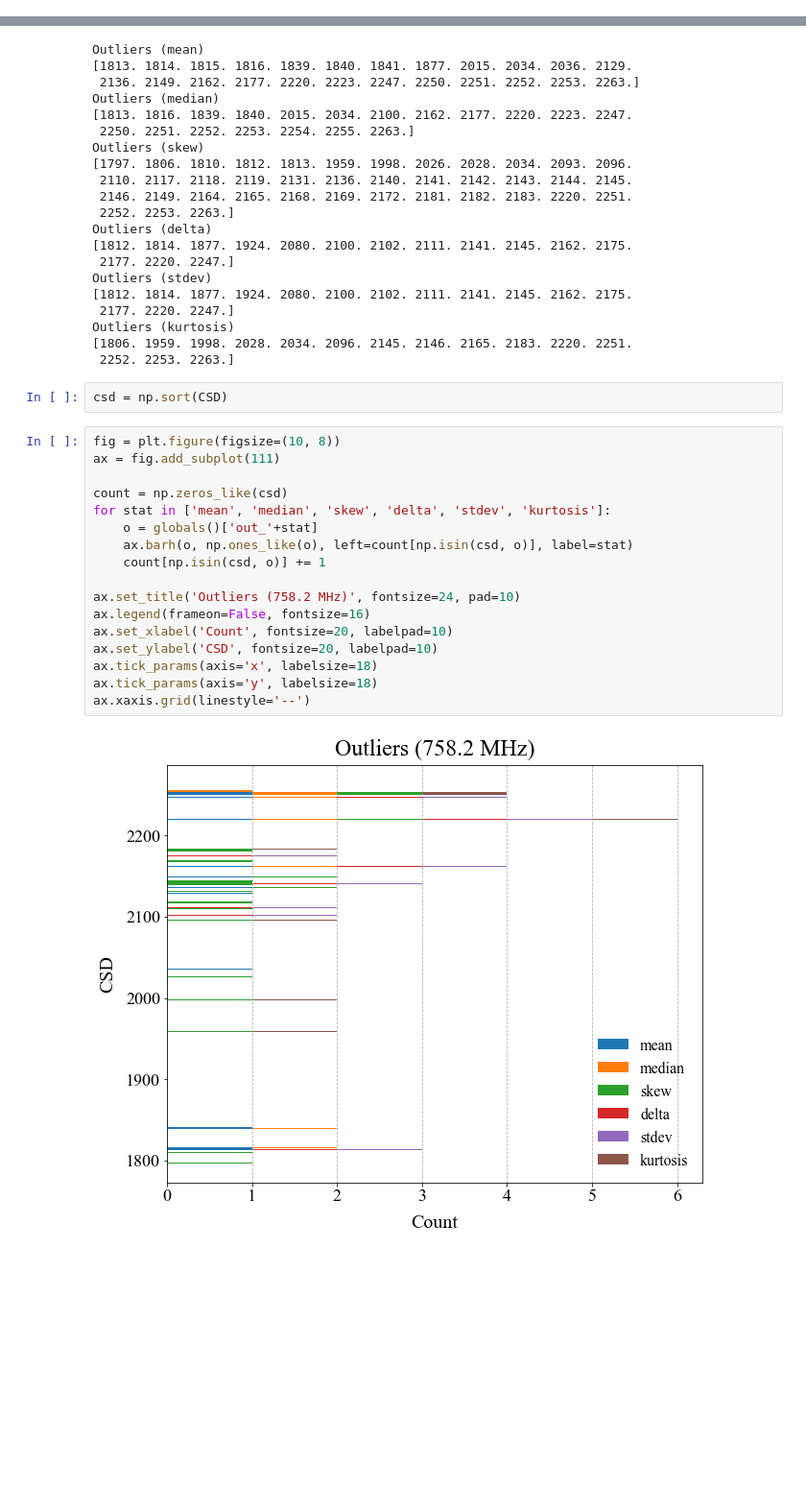
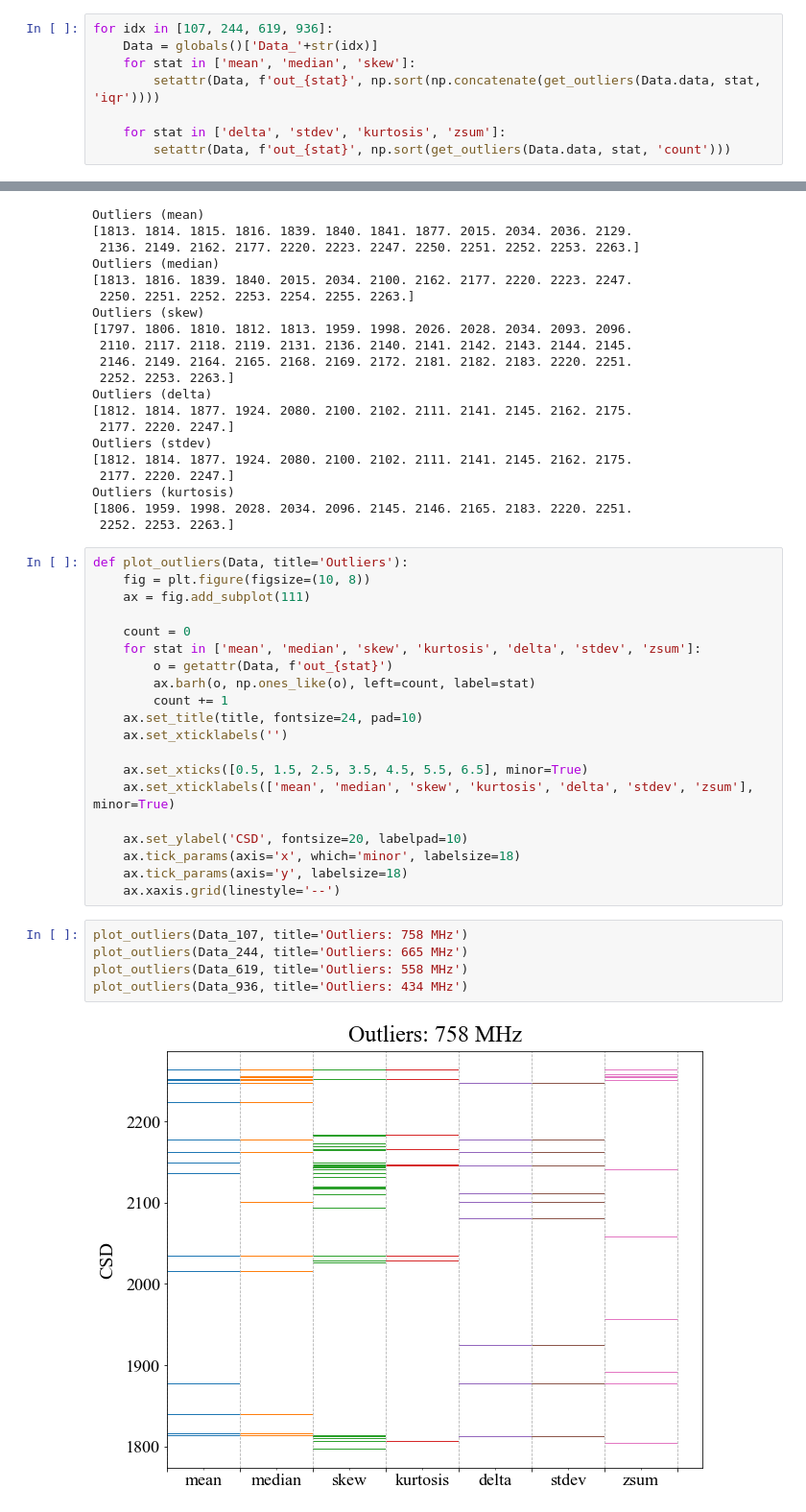
Before and after one commit to yuhants/chime_notebooks, a Jupyter notebook: rev03_stats.ipynb, the cells around one changed output, grey strips where cells are left out. Shown at 96% size. Drawn from its saved outputs; the diff is of its cells as text; blank space fills up the shorter version.

Commit message:
update rev03_stats

```diff
--- a/rev03_stats.ipynb
+++ b/rev03_stats.ipynb
@@ -218,0 +223,8 @@ for stat in ['delta', 'stdev', 'kurtosis']:
+# %%
+for idx in [107, 244, 619, 936]:
+    Data = globals()['Data_'+str(idx)]
+    for stat in ['mean', 'median', 'skew']:
+        setattr(Data, f'out_{stat}', np.sort(np.concatenate(get_outliers(Data.data, stat, 'iqr'))))
+
+    for stat in ['delta', 'stdev', 'kurtosis', 'zsum']:
+        setattr(Data, f'out_{stat}', np.sort(get_outliers(Data.data, stat, 'count')))
@@ -241,24 +258,30 @@ Outliers (stdev)
 Outliers (kurtosis)
 [1806. 1959. 1998. 2028. 2034. 2096. 2145. 2146. 2165. 2183. 2220. 2251.
  2252. 2253. 2263.]
-# %%
-csd = np.sort(CSD)
 # %%
-fig = plt.figure(figsize=(10, 8))
-ax = fig.add_subplot(111)
+def plot_outliers(Data, title='Outliers'):
+    fig = plt.figure(figsize=(10, 8))
+    ax = fig.add_subplot(111)
 
-count = np.zeros_like(csd)
-for stat in ['mean', 'median', 'skew', 'delta', 'stdev', 'kurtosis']:
-    o = globals()['out_'+stat]
-    ax.barh(o, np.ones_like(o), left=count[np.isin(csd, o)], label=stat)
-    count[np.isin(csd, o)] += 1
+    count = 0
+    for stat in ['mean', 'median', 'skew', 'kurtosis', 'delta', 'stdev', 'zsum']:
+        o = getattr(Data, f'out_{stat}')
+        ax.barh(o, np.ones_like(o), left=count, label=stat)
+        count += 1
+    ax.set_title(title, fontsize=24, pad=10)
+    ax.set_xticklabels('')
 
-ax.set_title('Outliers (758.2 MHz)', fontsize=24, pad=10)
-ax.legend(frameon=False, fontsize=16)
-ax.set_xlabel('Count', fontsize=20, labelpad=10)
-ax.set_ylabel('CSD', fontsize=20, labelpad=10)
-ax.tick_params(axis='x', labelsize=18)
-ax.tick_params(axis='y', labelsize=18)
-ax.xaxis.grid(linestyle='--')
+    ax.set_xticks([0.5, 1.5, 2.5, 3.5, 4.5, 5.5, 6.5], minor=True)
+    ax.set_xticklabels(['mean', 'median', 'skew', 'kurtosis', 'delta', 'stdev', 'zsum'], minor=True)
+
+    ax.set_ylabel('CSD', fontsize=20, labelpad=10)
+    ax.tick_params(axis='x', which='minor', labelsize=18)
+    ax.tick_params(axis='y', labelsize=18)
+    ax.xaxis.grid(linestyle='--')
-# %% [output]
-[figure, removed]
+# %%
+plot_outliers(Data_107, title='Outliers: 758 MHz')
+plot_outliers(Data_244, title='Outliers: 665 MHz')
+plot_outliers(Data_619, title='Outliers: 558 MHz')
+plot_outliers(Data_936, title='Outliers: 434 MHz')
+# %% [output]
+[figure, added]
```
Also changed, not shown: parts of 9 cells of this notebook, 1 other file.
